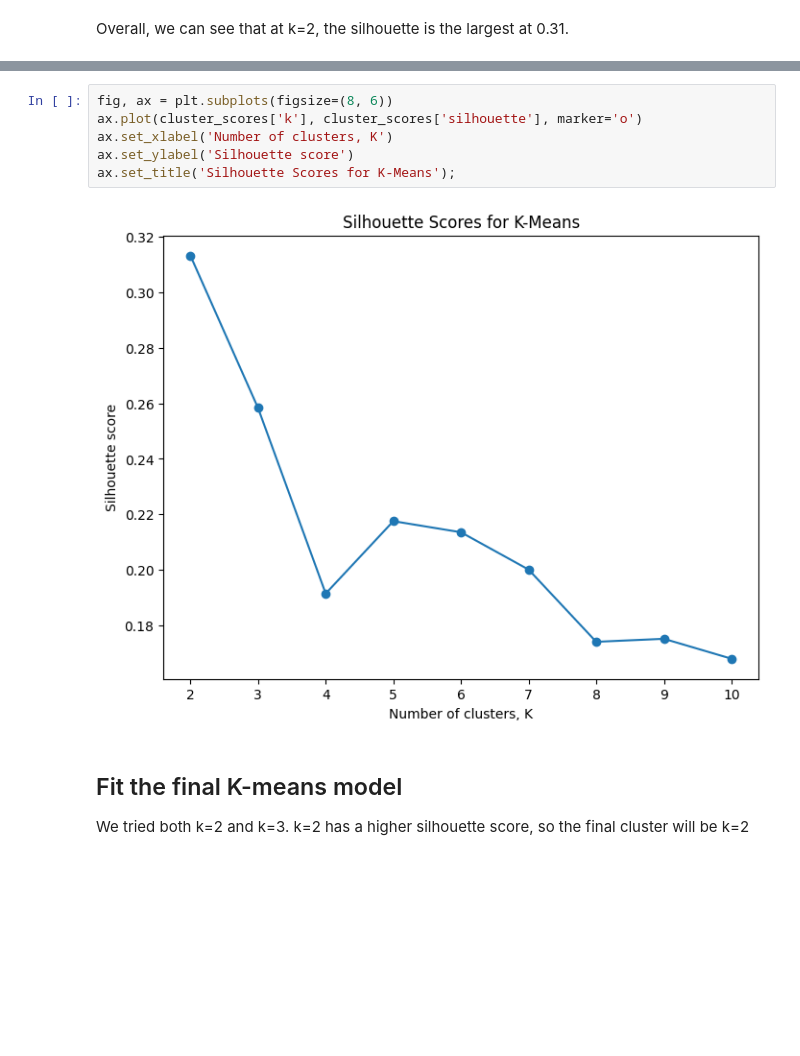
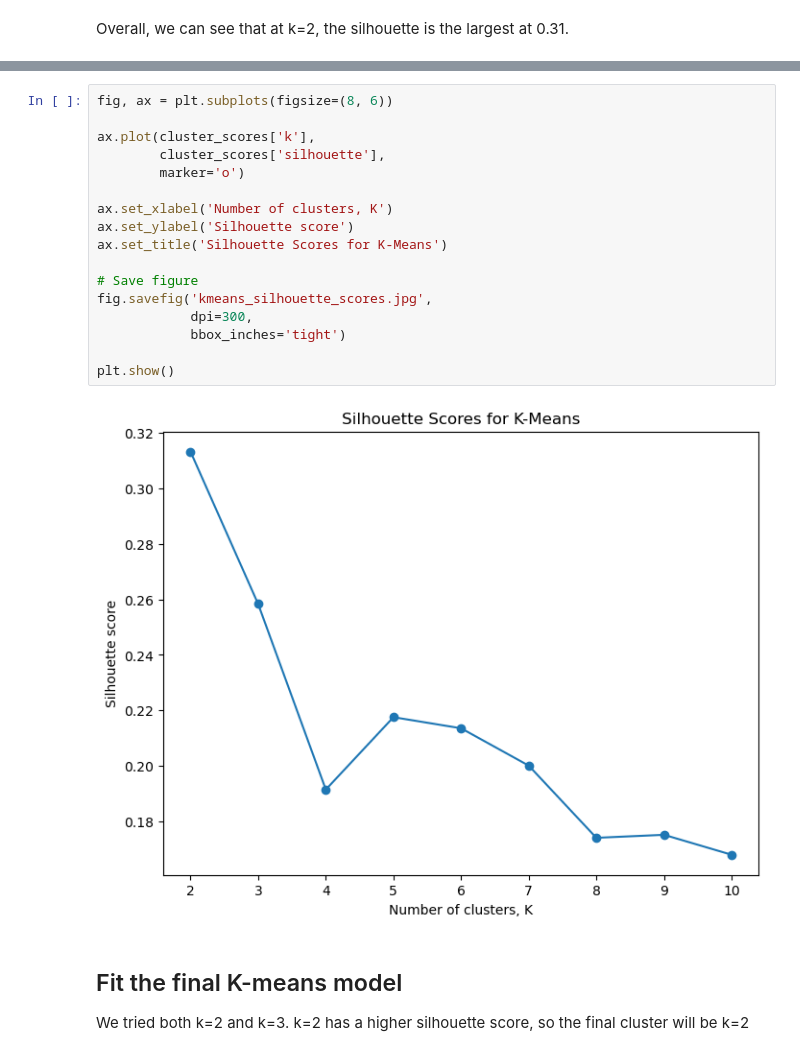
Before and after one commit to dantngn98/hltv_players_unsupervised_learning, a Jupyter notebook: notebooks/Kmeans_clustering.ipynb, the cells around one changed output, grey strips where cells are left out. Drawn from its saved outputs; the diff is of its cells as text; blank space fills up the shorter version.

```diff
--- a/notebooks/Kmeans_clustering.ipynb
+++ b/notebooks/Kmeans_clustering.ipynb
@@ -72,12 +83,23 @@ ax.set_title('Elbow Plot for K-Means');
 [figure]
 # %%
 fig, ax = plt.subplots(figsize=(8, 6))
-ax.plot(cluster_scores['k'], cluster_scores['silhouette'], marker='o')
+
+ax.plot(cluster_scores['k'],
+        cluster_scores['silhouette'],
+        marker='o')
+
 ax.set_xlabel('Number of clusters, K')
 ax.set_ylabel('Silhouette score')
-ax.set_title('Silhouette Scores for K-Means');
+ax.set_title('Silhouette Scores for K-Means')
+
+# Save figure
+fig.savefig('kmeans_silhouette_scores.jpg',
+            dpi=300,
+            bbox_inches='tight')
+
+plt.show()
 # %% [output]
-[figure, old version]
+[figure, new version]
 # %% [markdown]
 ## Fit the final K-means model
 
```
Also changed, not shown: parts of 9 cells of this notebook.
